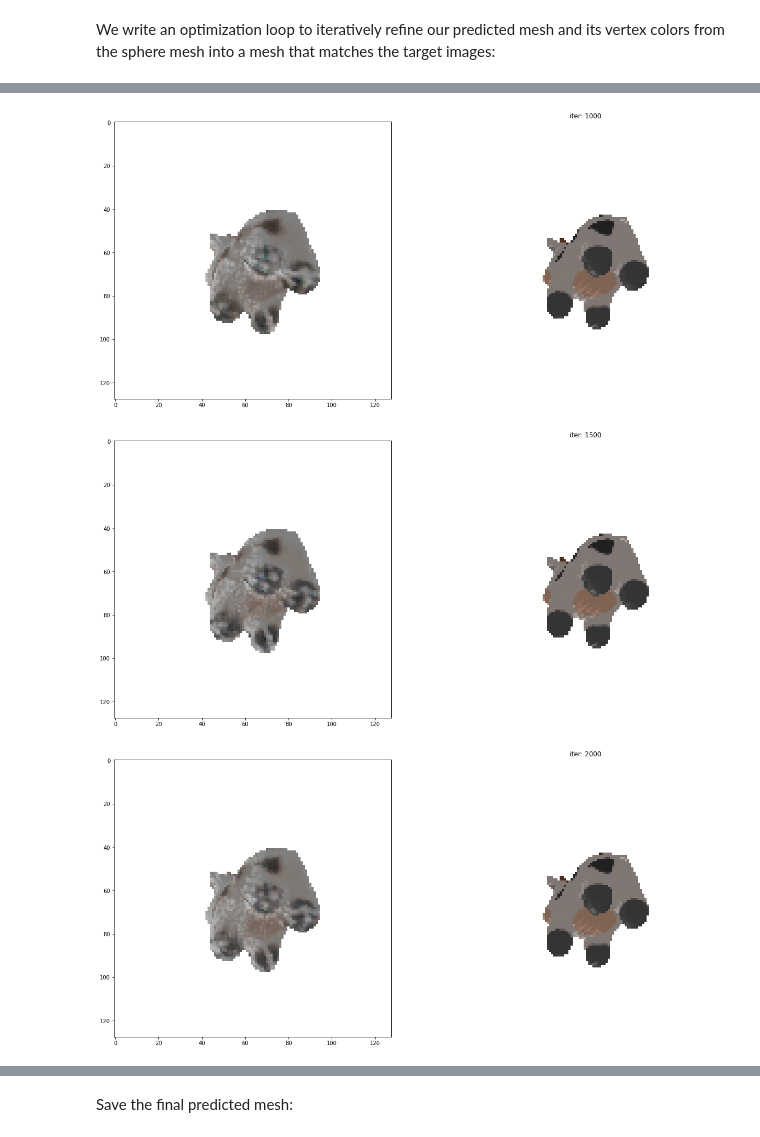
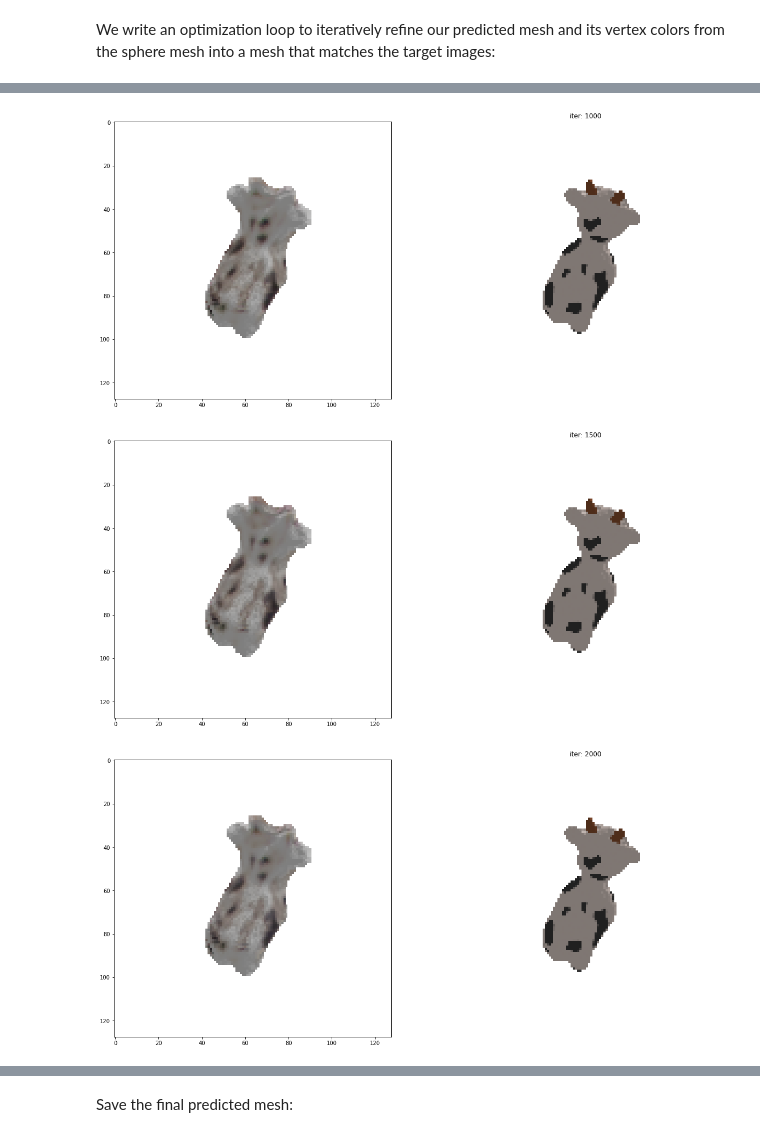
Before and after one commit to theycallmepeter/pytorch3d_PBR, a Jupyter notebook: docs/tutorials/fit_textured_mesh.ipynb, the cells around one changed output, grey strips where cells are left out. Drawn from its saved outputs; the diff is of its cells as text; code cells hidden in the pictures.

Commit message:
final configs before run

```diff
--- a/docs/tutorials/fit_textured_mesh.ipynb
+++ b/docs/tutorials/fit_textured_mesh.ipynb
@@ -1517,33 +1519,18 @@ def evaluate_model(eval_mesh):
 # %%
 import torch.utils.data
 from torchsummary import summary
+from torch.nn.functional import normalize
+
 config = {
-            "ngf": 16,
-            "nz": 149,
-            "layers": 6,
-            "lr": 0.000390652649743842,
-            "beta1": 0.33784723988355825,
-            "beta2": 0.9378792680516778,
-            "l2": 0.002352535089280613,
-            "amsgrad": True,
+            'ngf': 64, 'nz': 91, 'layers': 5, 'lr': 0.001729390742828276, 'beta1': 0.6970508401874574, 'beta2': 0.940454024366559, 'l2': 2.352989881183711e-06,
+            "amsgrad":True
         }
 
-# bad config from cos sim
-# config = {
-#         "ngf": 64,
-#         "nz": 167,
-#         "layers": 2,
-#         "lr": 0.04165803794830159,
-#         "beta1": 0.7482115163186268,
-#         "beta2": 0.9595019689796743,
-#         "l2": 0.0023515772552477328,
-#         "amsgrad": True,
-# }
 
 # Number of views to optimize over in each SGD iteration
 num_views_per_iteration = min(2, num_views)
 # Number of optimization steps
-Niter = 2500
+Niter = 2501
 # Plot period for the losses
 plot_period = Niter // 5
 
@@ -1670,7 +1657,7 @@ for i in loop:
     # sphere_verts_rgb = netG(target_rgb[i % len(target_rgb)].to(device).unsqueeze(0).permute(0,3,1,2)).permute(0,2,3,1) #- for generator network
     sphere_verts_rgb, normal_map_base = netG(random_vector)
     maps_src_mesh.textures = TexturesUV(sphere_verts_rgb.permute(0,2,3,1), faces_uvs=faces_uvs, verts_uvs=uv_map)
-    new_normal_map = normal_map_base.permute(0,2,3,1) * 0.25 + normal_map_flat
+    new_normal_map = normalize(normal_map_base.permute(0,2,3,1) * 0.25 + normal_map_flat, dim=3)
     # new_normal_map = normal_map_flat
     maps_src_mesh.normalmaps = TexturesUV(new_normal_map, faces_uvs=faces_uvs, verts_uvs=uv_map)
 
@@ -1828,3 +1815,3 @@ torch.Size([1, 3, 1024, 1024]) torch.Size([1, 3, 1024, 1024])
-[figure, old version]
+[figure, new version]
-[figure, old version]
+[figure, new version]
-[figure, old version]
+[figure, new version]
```
Also changed, not shown: parts of 11 cells of this notebook, 9 other files.
